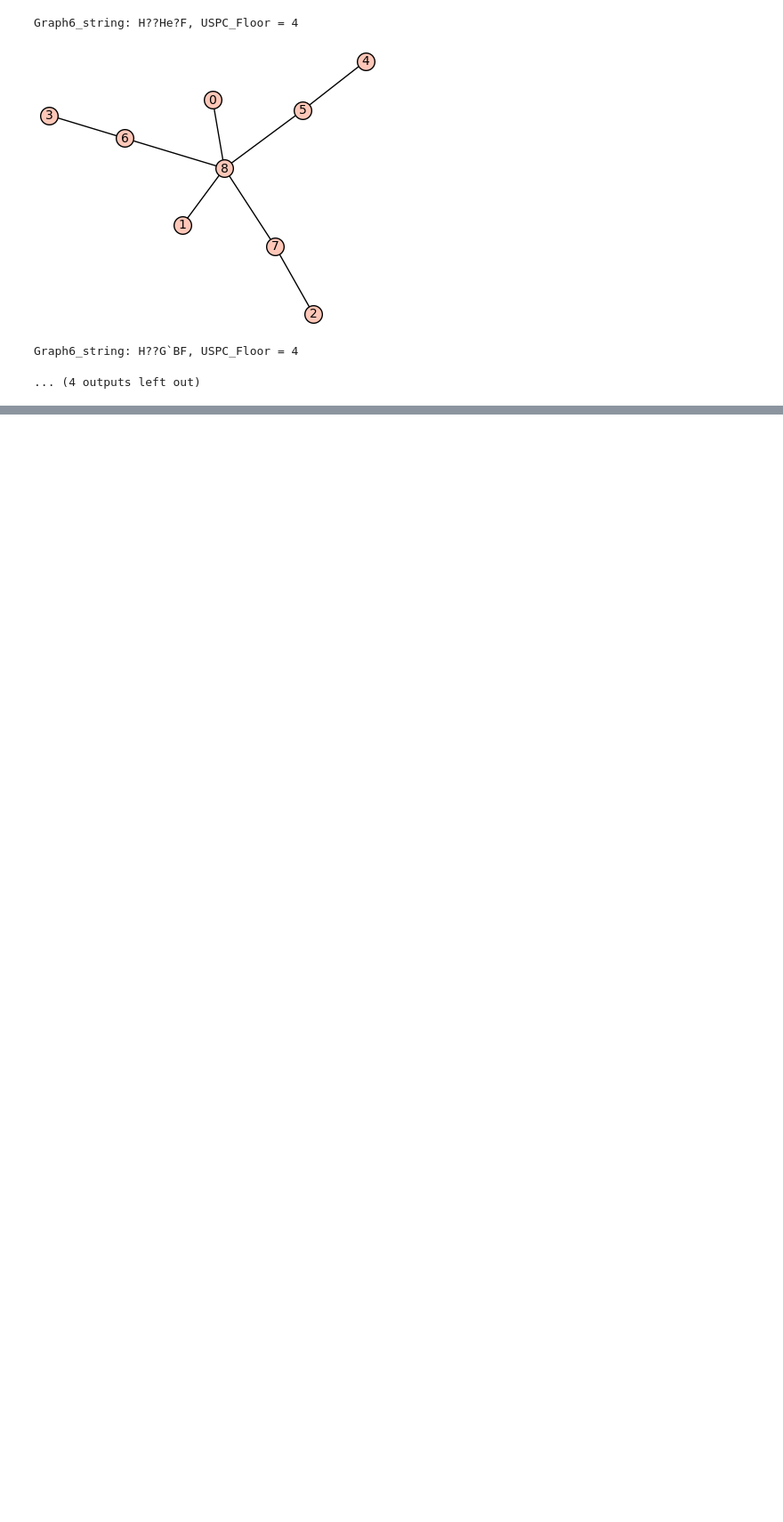
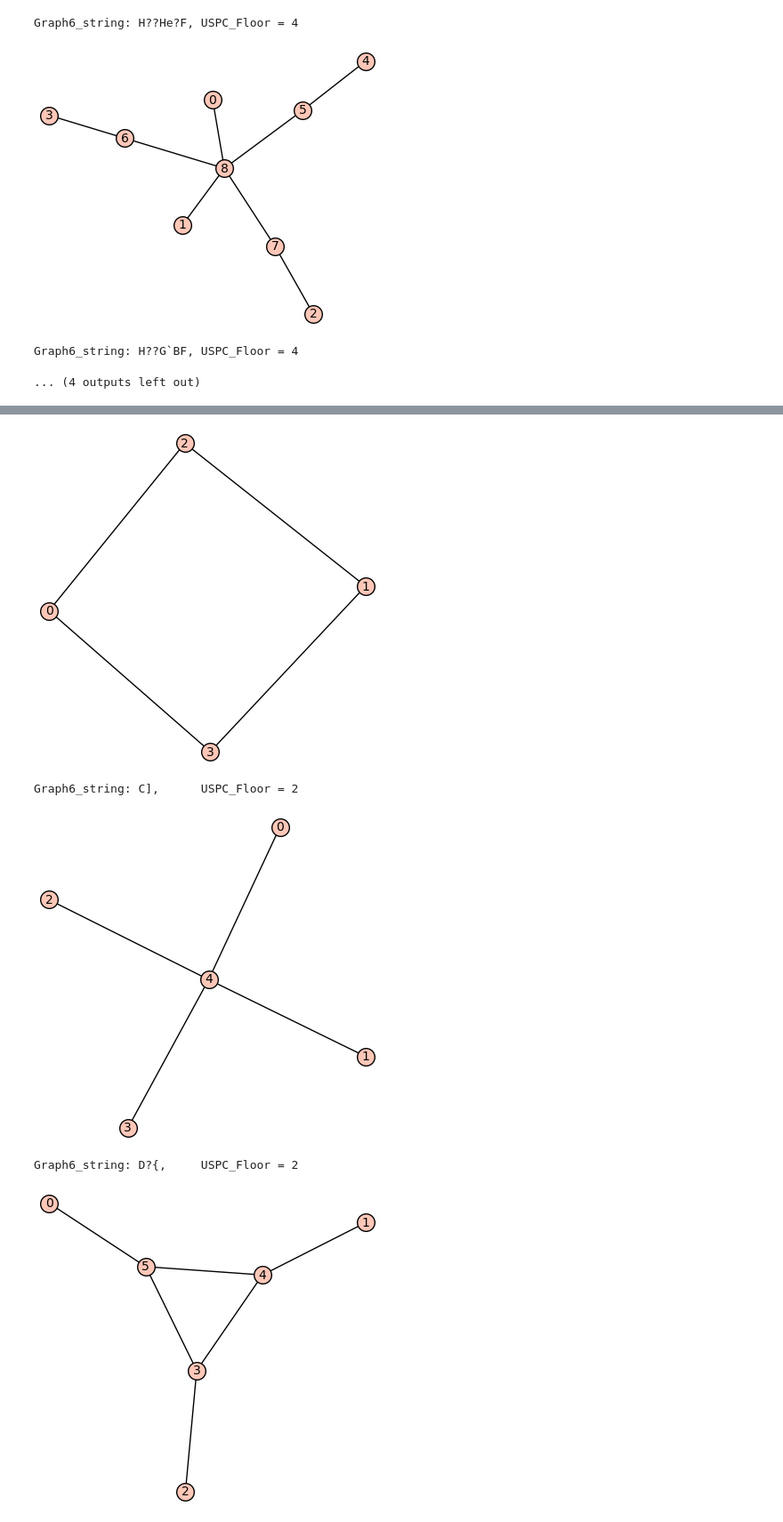
Before and after one commit to cerickson30/qBound, a Jupyter notebook: Displaying spectator number minor minimal graphs.ipynb, the cells around one changed output, grey strips where cells are left out. Shown at 89% size. Cells and saved outputs as stored; diff of their text form; code cells hidden in the pictures; blank space fills up the shorter version.

```diff
--- a/Displaying spectator number minor minimal graphs.ipynb
+++ b/Displaying spectator number minor minimal graphs.ipynb
@@ -144,0 +152,8 @@ Graph6_string: H??G`BF, USPC_Floor = 4
+# %%
+get_minor_minimal_graphs(max_n=9, spectator_number=2, connected=True)
+# %% [output]
+[figure, added]
+Graph6_string: C],      USPC_Floor = 2
+[figure, added]
+Graph6_string: D?{,     USPC_Floor = 2
+[figure, added]
```
Also changed, not shown: parts of 9 cells of this notebook.
